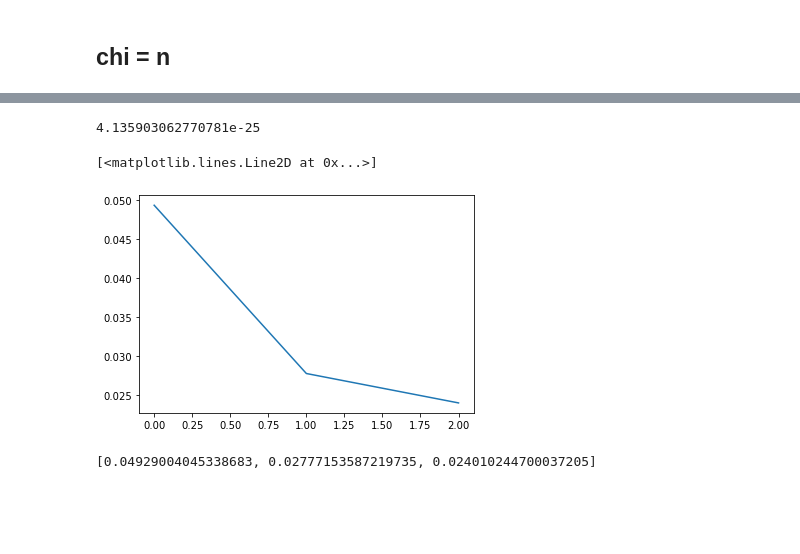
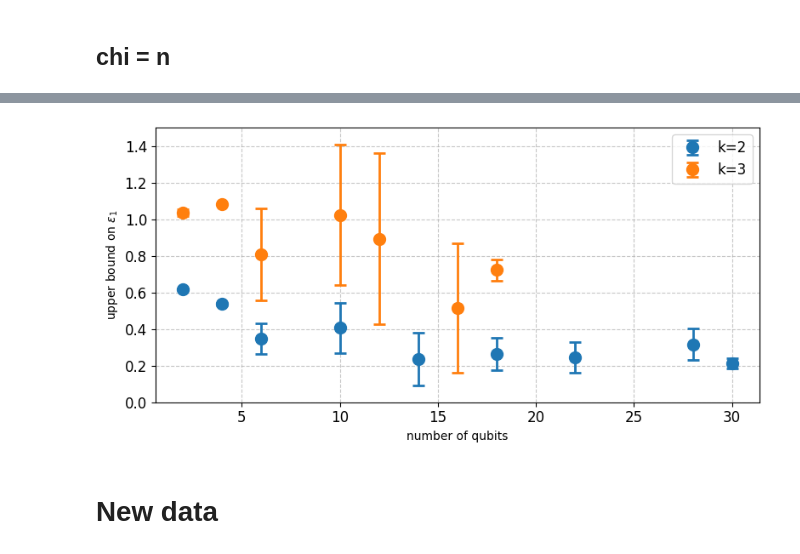
Before and after one commit to alam-faisal/rmps, a Jupyter notebook: dev.ipynb, the cells around one changed output, grey strips where cells are left out. Saved outputs shown, nothing was run; the diff lists cells and outputs as text; code cells hidden in the pictures; blank space fills up the shorter version.

```diff
--- a/dev.ipynb
+++ b/dev.ipynb
@@ -409,4 +163,0 @@ plt.plot(n_list, [purity*2**(n*k_copies) for (n,purity) in zip(n_list,purity_aga
-# %%
-haar_purity(39,2)
-# %% [output]
-4.135903062770781e-25
@@ -418,10 +164,28 @@ purity_against_chi = [rmps_purity(n, k_copies, chi) for chi in tqdm(chi_list)]
-# %%
-plt.plot(purity_against_chi)
-#plt.yscale('log')
-# %% [output]
-[<matplotlib.lines.Line2D at 0x...>]
-[figure, removed]
-# %%
-purity_against_chi
-# %% [output]
-[0.04929004045338683, 0.02777153587219735, 0.024010244700037205]
+# %%
+plt.figure(figsize=(8, 4))
+
+k = 2
+err_mean, err_std, n_list = process_data(l_data, k, batch_size=2000)
+upto = 15
+plt.errorbar(n_list[:upto], err_mean[:upto], yerr=err_std[:upto], fmt='o', capsize=5, capthick=2,
+             markersize=10, linewidth=2, elinewidth=2, label=f'k={k}')
+
+k = 3
+err_mean, err_std, n_list = process_data(l_data, k, batch_size=2000)
+upto = 10
+plt.errorbar(n_list[:upto], err_mean[:upto], yerr=err_std[:upto], fmt='o', capsize=5, capthick=2,
+             markersize=10, linewidth=2, elinewidth=2, label=f'k={k}')
+
+plt.ylabel(f'upper bound on $\epsilon_1$')
+plt.xlabel('number of qubits')
+#plt.title('MPS of chi = n chosen from isometric distribution; 5000 samples')
+plt.grid(True, linestyle='--', alpha=0.7)
+plt.tick_params(axis='both', which='major', labelsize=12)
+plt.legend(fontsize=12)
+plt.ylim(0,1.5)
+plt.tight_layout()
+plt.savefig("isometric_linear.png")
+# %% [output]
+[figure, added]
+# %% [markdown]
+# New data
```
Also changed, not shown: parts of 71 cells of this notebook, 2 other files.
